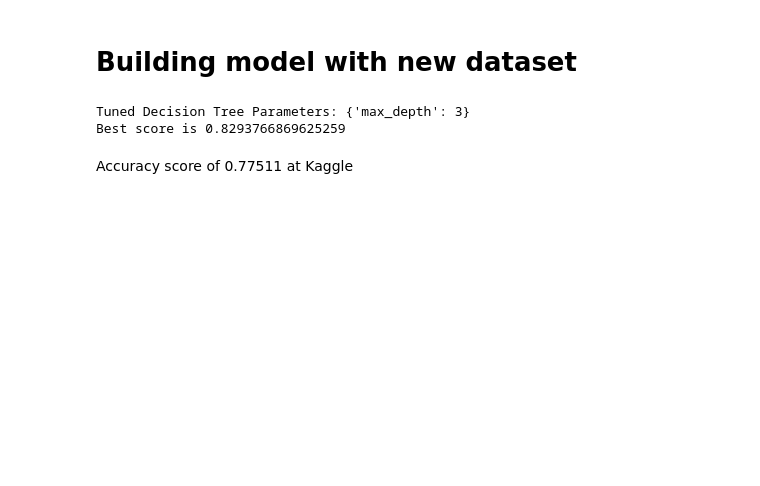
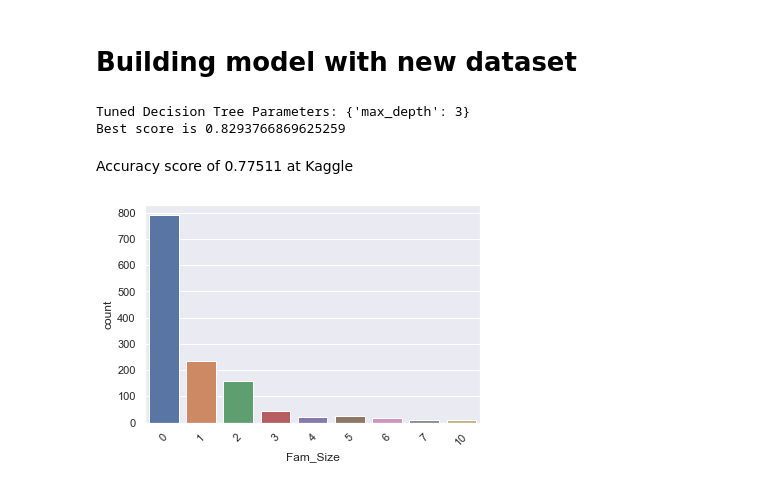
Before and after one commit to emekdahl/titanic, a Jupyter notebook: titanic_3.ipynb, the cells around one changed output. Cells and saved outputs as stored; diff of their text form; code cells hidden in the pictures; blank space fills up the shorter version.

```diff
--- a/titanic_3.ipynb
+++ b/titanic_3.ipynb
@@ -272,3 +272,8 @@ df_test['Survived'] = Y_pred
 df_test[['PassengerId', 'Survived']].to_csv('predictions/dec_tree_feat_eng.csv', index=False)
 # %% [markdown]
 Accuracy score of 0.77511 at Kaggle
+# %%
+sns.countplot(x='Fam_Size', data=data);
+plt.xticks(rotation=45);
+# %% [output]
+[figure, added]
```
Also changed, not shown: parts of 1 cell of this notebook.
